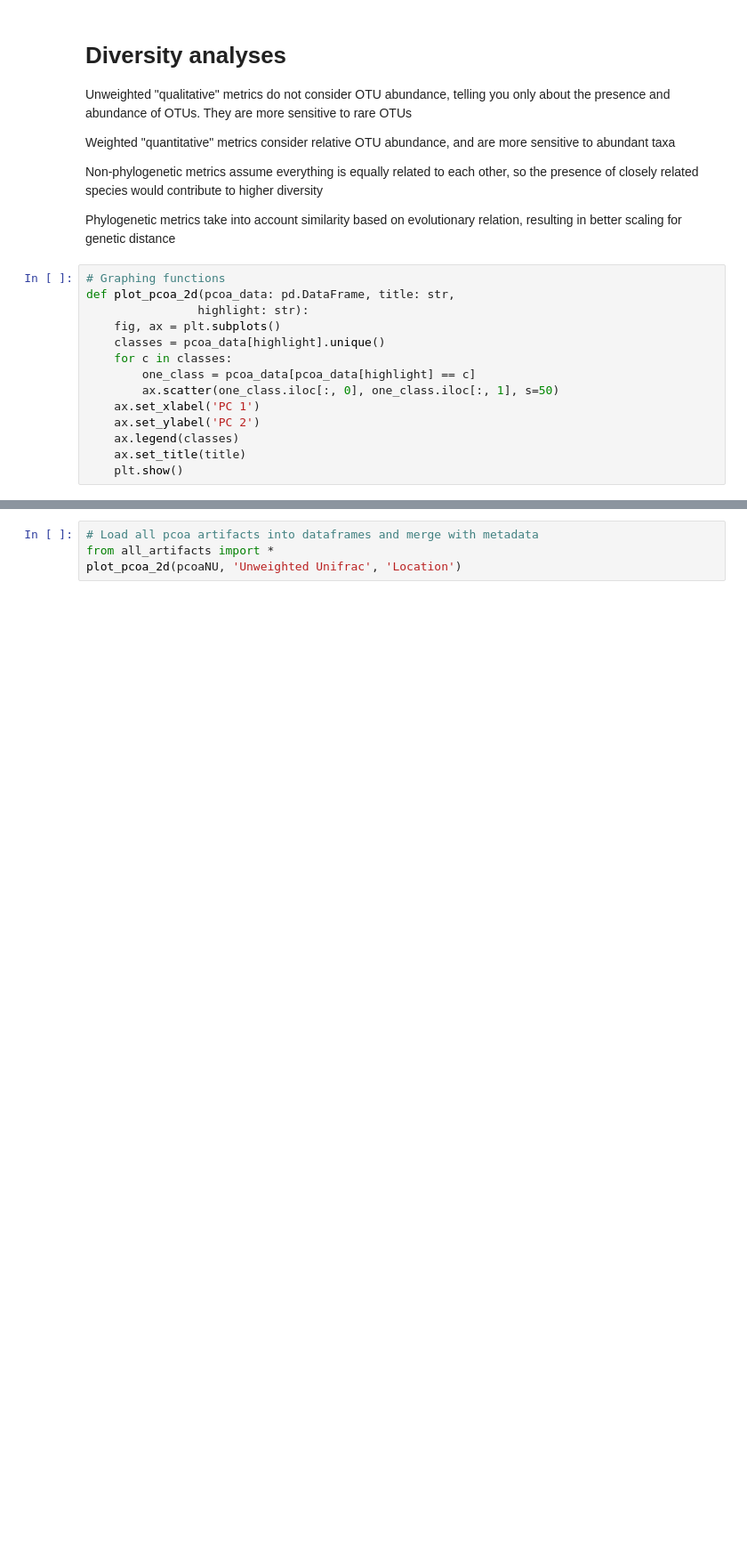
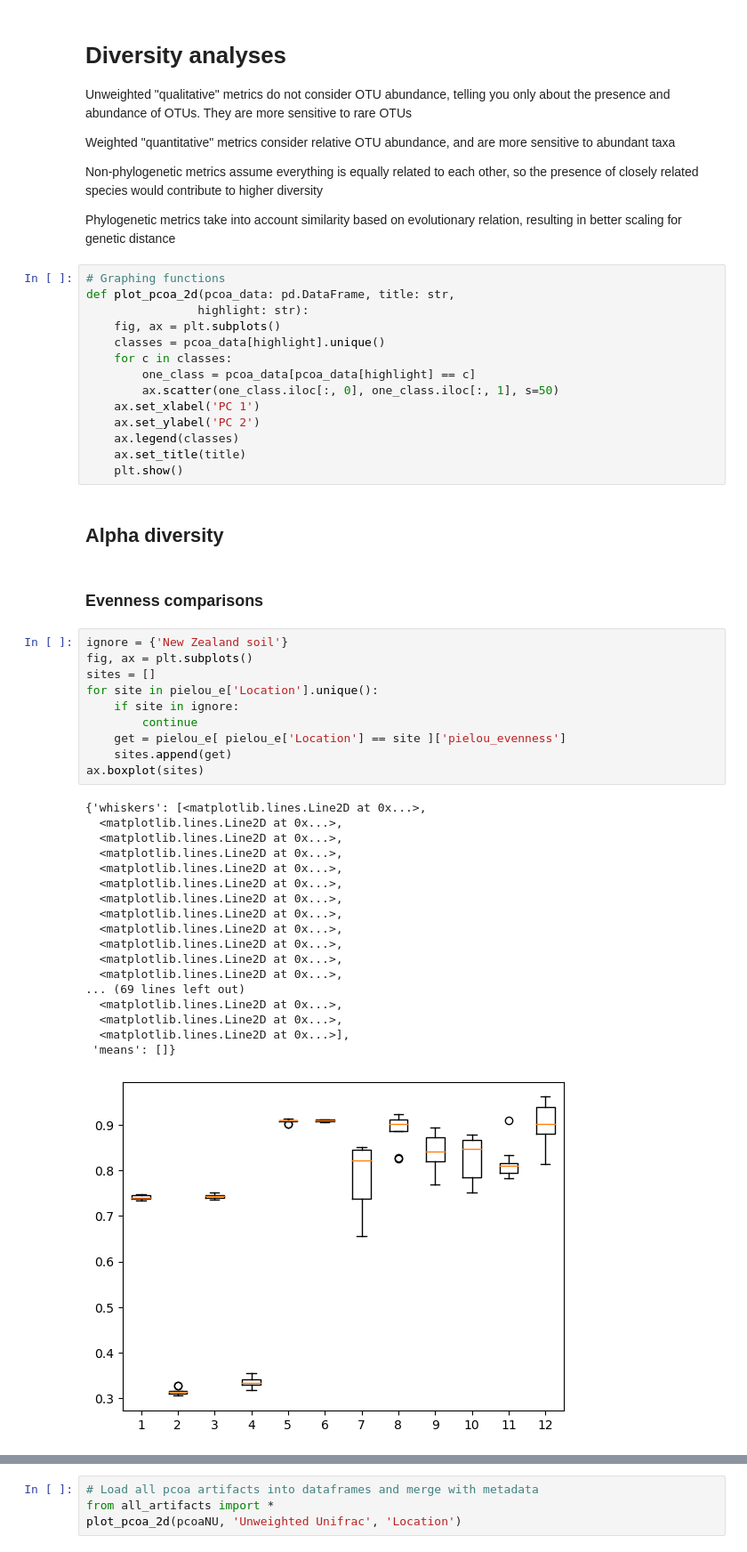
Before and after one commit to SJ-31/Cryosphere-ICCS261, a Jupyter notebook: main.ipynb, the cells around one changed output, grey strips where cells are left out. Shown at 89% size. Cells and saved outputs as stored; diff of their text form; blank space fills up the shorter version.

```diff
--- a/main.ipynb
+++ b/main.ipynb
@@ -303,3 +332,36 @@ def plot_pcoa_2d(pcoa_data: pd.DataFrame, title: str,
     ax.legend(classes)
     ax.set_title(title)
     plt.show()
+# %% [markdown]
+## Alpha diversity
+# %% [markdown]
+### Evenness comparisons
+# %%
+ignore = {'New Zealand soil'}
+fig, ax = plt.subplots()
+sites = []
+for site in pielou_e['Location'].unique():
+    if site in ignore:
+        continue
+    get = pielou_e[ pielou_e['Location'] == site ]['pielou_evenness']
+    sites.append(get)
+ax.boxplot(sites)
+# %% [output]
+{'whiskers': [<matplotlib.lines.Line2D at 0x...>,
+  <matplotlib.lines.Line2D at 0x...>,
+  <matplotlib.lines.Line2D at 0x...>,
+  <matplotlib.lines.Line2D at 0x...>,
+  <matplotlib.lines.Line2D at 0x...>,
+  <matplotlib.lines.Line2D at 0x...>,
+  <matplotlib.lines.Line2D at 0x...>,
+  <matplotlib.lines.Line2D at 0x...>,
+  <matplotlib.lines.Line2D at 0x...>,
+  <matplotlib.lines.Line2D at 0x...>,
+  <matplotlib.lines.Line2D at 0x...>,
+  <matplotlib.lines.Line2D at 0x...>,
+... (69 lines left out)
+  <matplotlib.lines.Line2D at 0x...>,
+  <matplotlib.lines.Line2D at 0x...>,
+  <matplotlib.lines.Line2D at 0x...>],
+ 'means': []}
+[figure, added]
```
Also changed, not shown: parts of 16 cells of this notebook, 5 other files.
